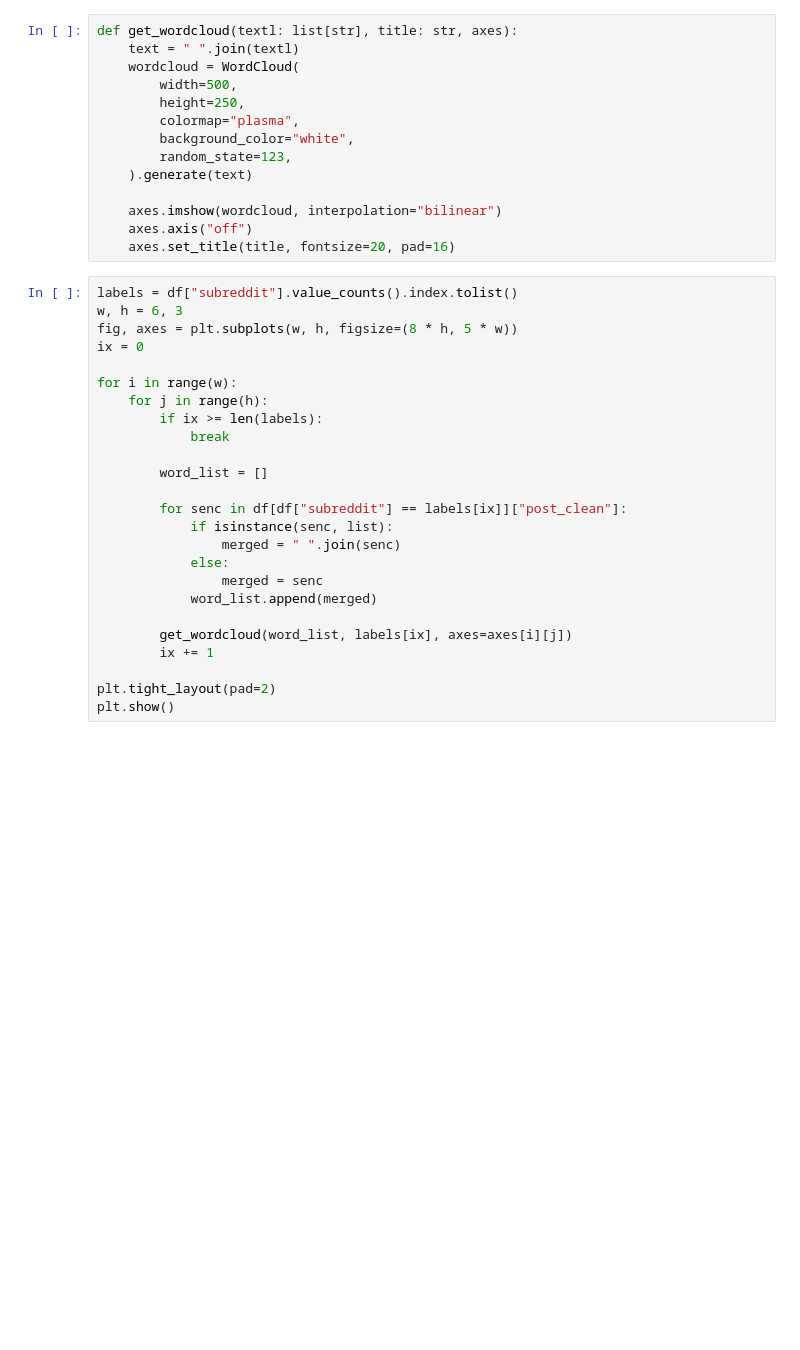
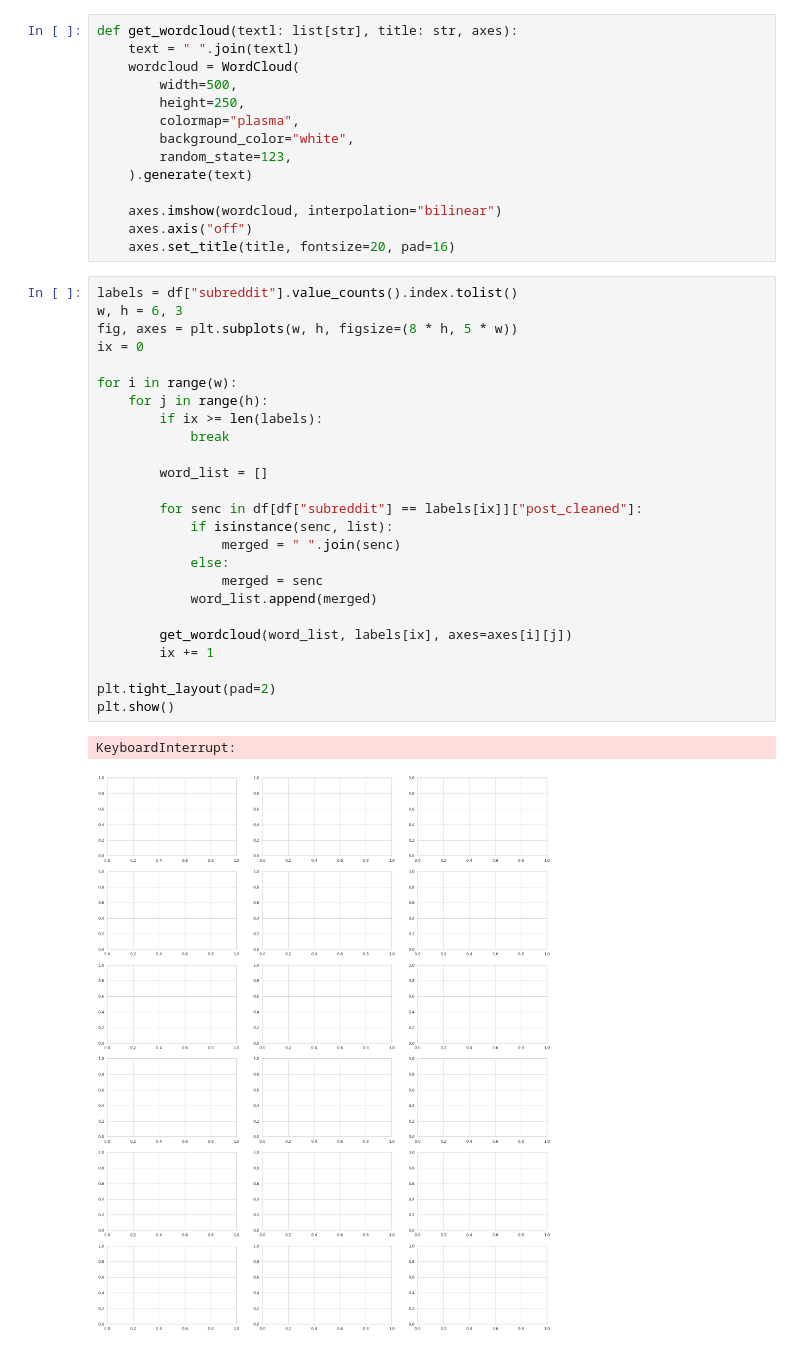
Before and after one commit to tkt-gemini/project-2, a Jupyter notebook: eda.ipynb, the cells around one changed output. Saved outputs shown, nothing was run; the diff lists cells and outputs as text; blank space fills up the shorter version.

```diff
--- a/eda.ipynb
+++ b/eda.ipynb
@@ -156,25 +133,28 @@ def get_wordcloud(textl: list[str], title: str, axes):
 # %%
 labels = df["subreddit"].value_counts().index.tolist()
 w, h = 6, 3
 fig, axes = plt.subplots(w, h, figsize=(8 * h, 5 * w))
 ix = 0
 
 for i in range(w):
     for j in range(h):
         if ix >= len(labels):
             break
 
         word_list = []
 
-        for senc in df[df["subreddit"] == labels[ix]]["post_clean"]:
+        for senc in df[df["subreddit"] == labels[ix]]["post_cleaned"]:
             if isinstance(senc, list):
                 merged = " ".join(senc)
             else:
                 merged = senc
             word_list.append(merged)
 
         get_wordcloud(word_list, labels[ix], axes=axes[i][j])
         ix += 1
 
 plt.tight_layout(pad=2)
 plt.show()
+# %% [output]
+KeyboardInterrupt:
+[figure, added]
```
Also changed, not shown: parts of 8 cells of this notebook, 15 other files.
